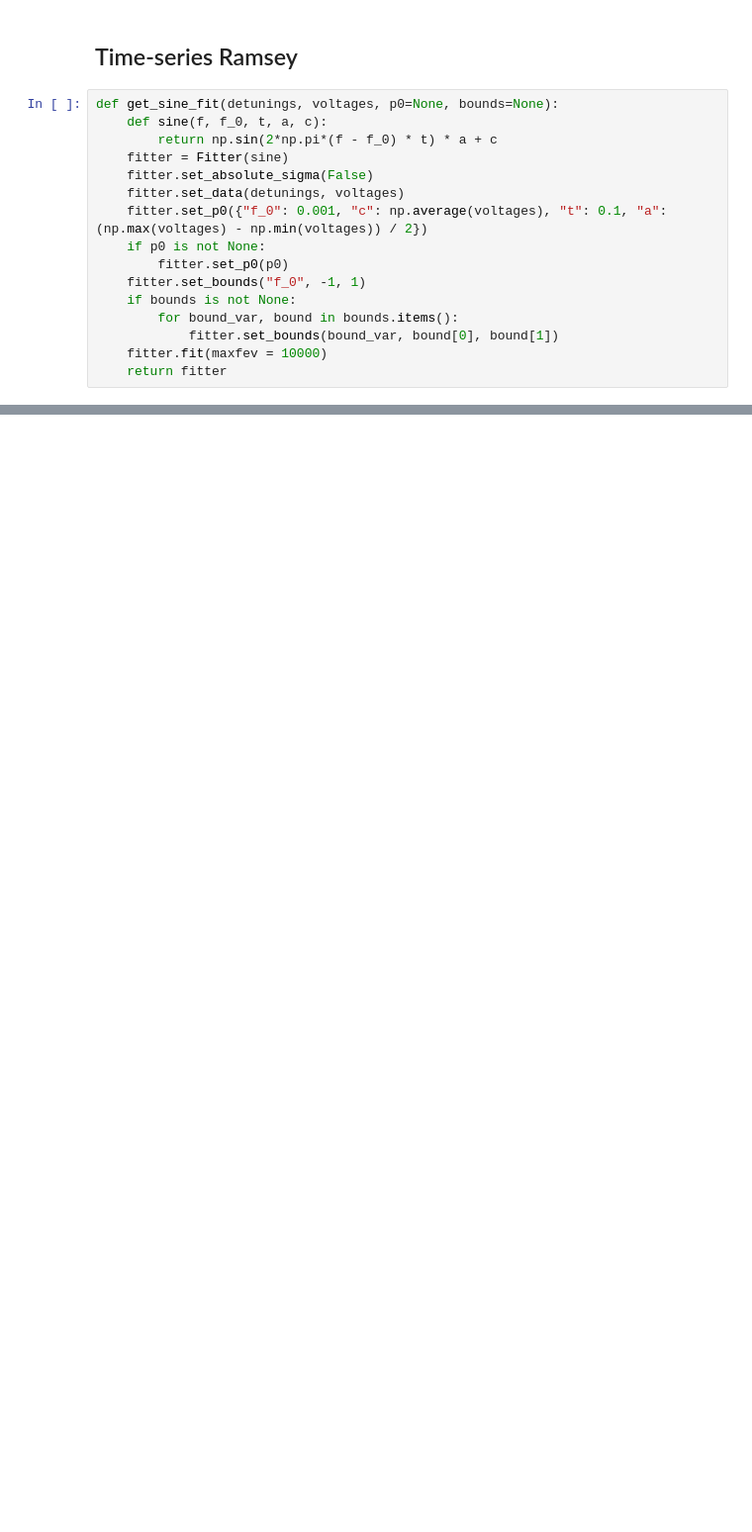
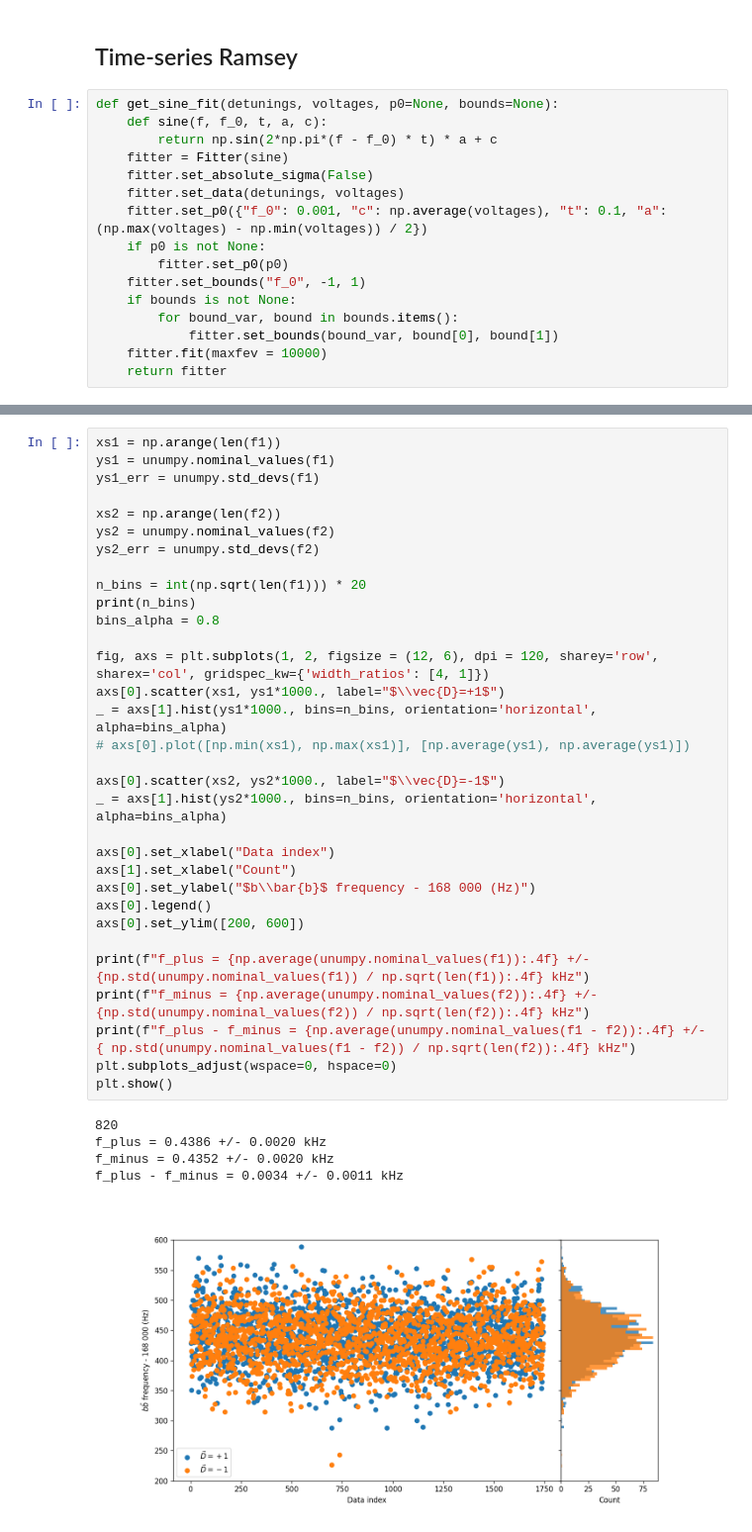
Before and after one commit to vuthalab/onix, a Jupyter notebook: analysis/lf_spectroscopy.ipynb, the cells around one changed output, grey strips where cells are left out. Shown at 99% size. Saved outputs shown, nothing was run; the diff lists cells and outputs as text; blank space fills up the shorter version.

```diff
--- a/analysis/lf_spectroscopy.ipynb
+++ b/analysis/lf_spectroscopy.ipynb
@@ -986,0 +1039,38 @@ plt.show()
+# %%
+xs1 = np.arange(len(f1))
+ys1 = unumpy.nominal_values(f1)
+ys1_err = unumpy.std_devs(f1)
+
+xs2 = np.arange(len(f2))
+ys2 = unumpy.nominal_values(f2)
+ys2_err = unumpy.std_devs(f2)
+
+n_bins = int(np.sqrt(len(f1))) * 20
+print(n_bins)
+bins_alpha = 0.8
+
+fig, axs = plt.subplots(1, 2, figsize = (12, 6), dpi = 120, sharey='row', sharex='col', gridspec_kw={'width_ratios': [4, 1]})
+axs[0].scatter(xs1, ys1*1000., label="$\\vec{D}=+1$")
+_ = axs[1].hist(ys1*1000., bins=n_bins, orientation='horizontal', alpha=bins_alpha)
+# axs[0].plot([np.min(xs1), np.max(xs1)], [np.average(ys1), np.average(ys1)])
+
+axs[0].scatter(xs2, ys2*1000., label="$\\vec{D}=-1$")
+_ = axs[1].hist(ys2*1000., bins=n_bins, orientation='horizontal', alpha=bins_alpha)
+
+axs[0].set_xlabel("Data index")
+axs[1].set_xlabel("Count")
+axs[0].set_ylabel("$b\\bar{b}$ frequency - 168 000 (Hz)")
+axs[0].legend()
+axs[0].set_ylim([200, 600])
+
+print(f"f_plus = {np.average(unumpy.nominal_values(f1)):.4f} +/- {np.std(unumpy.nominal_values(f1)) / np.sqrt(len(f1)):.4f} kHz")
+print(f"f_minus = {np.average(unumpy.nominal_values(f2)):.4f} +/- {np.std(unumpy.nominal_values(f2)) / np.sqrt(len(f2)):.4f} kHz")
+print(f"f_plus - f_minus = {np.average(unumpy.nominal_values(f1 - f2)):.4f} +/- { np.std(unumpy.nominal_values(f1 - f2)) / np.sqrt(len(f2)):.4f} kHz")
+plt.subplots_adjust(wspace=0, hspace=0)
+plt.show()
+# %% [output]
+820
+f_plus = 0.4386 +/- 0.0020 kHz
+f_minus = 0.4352 +/- 0.0020 kHz
+f_plus - f_minus = 0.0034 +/- 0.0011 kHz
+[figure, added]
```
Also changed, not shown: parts of 11 cells of this notebook, 9 other files.
